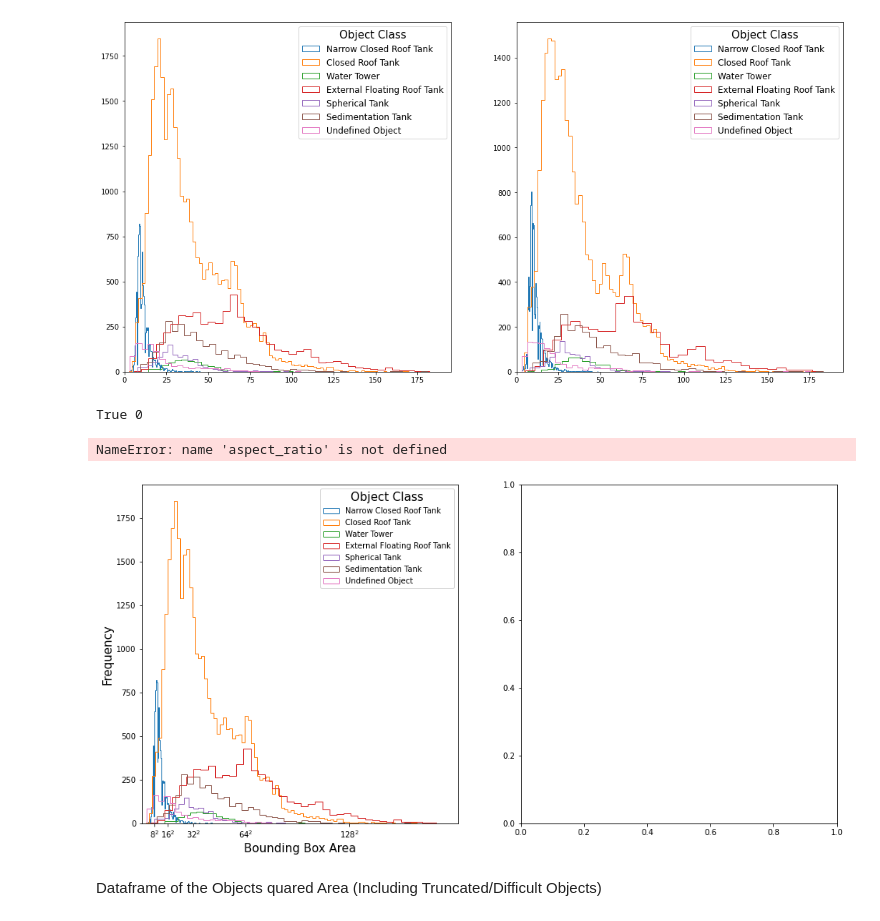
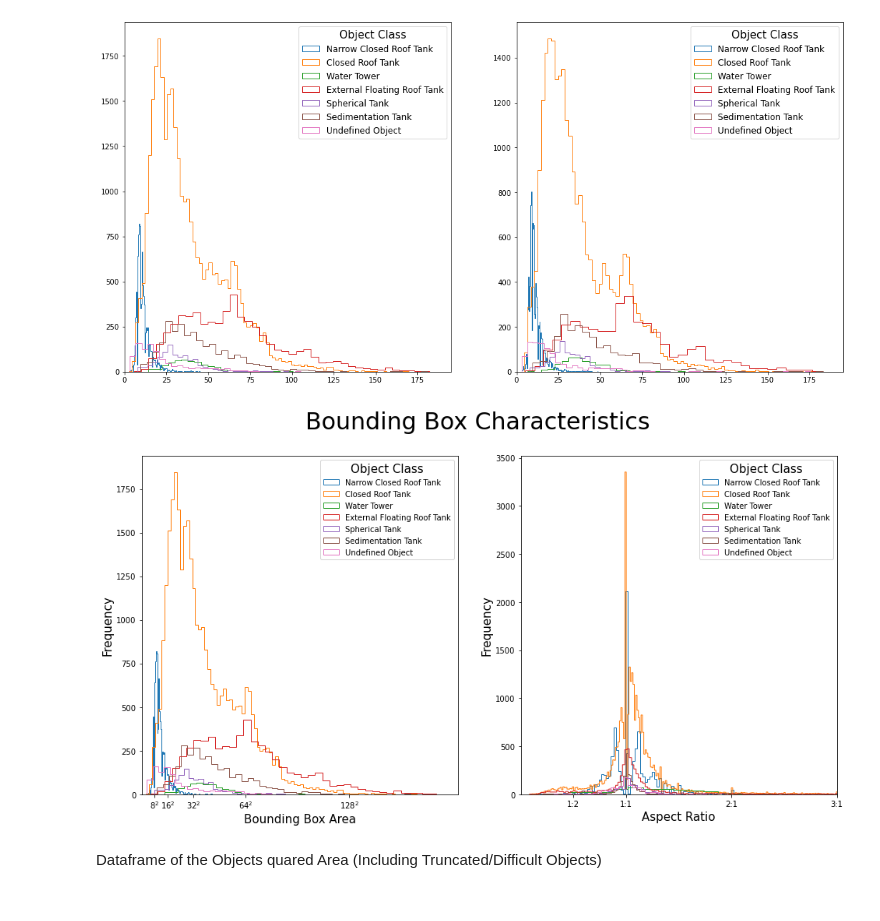
Before and after one commit to celinerobi/ast_object_detection_public, a Jupyter notebook: object_detection/bounding_box_size.ipynb, the cells around one changed output. Drawn from its saved outputs; the diff is of its cells as text; code cells hidden in the pictures.

```diff
--- a/object_detection/bounding_box_size.ipynb
+++ b/object_detection/bounding_box_size.ipynb
@@ -122,46 +122,43 @@ False 0
 # %%
 fig, ax = plt.subplots(1,2, figsize=(16,8))
 
-print(keep_difficult_input[counter], box_remove_input[counter])
-area_dict, area_sqrt_dict, aspect_ratio_dict = area_and_aspect_ratio(parent_dir, img_ids, anno_dir, keep_difficult = keep_difficult_input[counter], bbox_remove = box_remove_input[counter])
+area_dict, area_sqrt, aspect_ratio = area_and_aspect_ratio(parent_dir, img_ids, anno_dir, keep_difficult = True, bbox_remove = 0)
 #ax[0,0].set_xscale('log')
-ax[0].hist(area_sqrt_dict["narrow_closed_roof_tank"],  bins='auto', stacked=True,fill=False,histtype='step', label = "Narrow Closed Roof Tank")
-ax[0].hist(area_sqrt_dict["closed_roof_tank"],  bins='auto', stacked=True, fill=False, histtype='step', label = "Closed Roof Tank")
-ax[0].hist(area_sqrt_dict["water_tower"],  bins='auto', stacked=True, fill=False,  histtype='step' ,label = "Water Tower")
-ax[0].hist(area_sqrt_dict["external_floating_roof_tank"],  bins='auto', stacked=True, fill=False, histtype='step', label = "External Floating Roof Tank")
-ax[0].hist(area_sqrt_dict["spherical_tank"],  bins='auto', stacked=True, fill=False, histtype='step', label = "Spherical Tank")
-ax[0].hist(area_sqrt_dict["sedimentation_tank"],  bins='auto', stacked=True, fill=False, histtype='step', label = "Sedimentation Tank")
-ax[0].hist(area_sqrt_dict["undefined_object"],  bins='auto', stacked=True, fill=False, histtype='step', label = "Undefined Object")
+ax[0].hist(area_sqrt["narrow_closed_roof_tank"],  bins='auto', stacked=True,fill=False,histtype='step', label = "Narrow Closed Roof Tank")
+ax[0].hist(area_sqrt["closed_roof_tank"],  bins='auto', stacked=True, fill=False, histtype='step', label = "Closed Roof Tank")
+ax[0].hist(area_sqrt["water_tower"],  bins='auto', stacked=True, fill=False,  histtype='step' ,label = "Water Tower")
+ax[0].hist(area_sqrt["external_floating_roof_tank"],  bins='auto', stacked=True, fill=False, histtype='step', label = "External Floating Roof Tank")
+ax[0].hist(area_sqrt["spherical_tank"],  bins='auto', stacked=True, fill=False, histtype='step', label = "Spherical Tank")
+ax[0].hist(area_sqrt["sedimentation_tank"],  bins='auto', stacked=True, fill=False, histtype='step', label = "Sedimentation Tank")
+ax[0].hist(area_sqrt["undefined_object"],  bins='auto', stacked=True, fill=False, histtype='step', label = "Undefined Object")
 ax[0].legend(prop={'size': 10},fontsize=10, title_fontsize=15, title = 'Object Class')
 ax[0].set_ylabel('Frequency', fontsize=15)
 ax[0].set_xlim(0,195)
 xticks = [8,16,32,64,128]
 ax[0].set_xticks(xticks)
 labels = ['$8^{2}$','$16^{2}$','$32^{2}$','$64^{2}$','$128^{2}$']
 ax[0].set_xticklabels((labels), fontsize=10)
 ax[0].set_xlabel('Bounding Box Area', fontsize=15)
 
 ax[1].hist(aspect_ratio["narrow_closed_roof_tank"],  bins='auto', stacked=True,fill=False,histtype='step', label = "Narrow Closed Roof Tank")
 ax[1].hist(aspect_ratio["closed_roof_tank"],  bins='auto', stacked=True, fill=False, histtype='step', label = "Closed Roof Tank")
 ax[1].hist(aspect_ratio["water_tower"],  bins='auto', stacked=True, fill=False,  histtype='step' ,label = "Water Tower")
 ax[1].hist(aspect_ratio["external_floating_roof_tank"],  bins='auto', stacked=True, fill=False, histtype='step', label = "External Floating Roof Tank")
 ax[1].hist(aspect_ratio["spherical_tank"],  bins='auto', stacked=True, fill=False, histtype='step', label = "Spherical Tank")
 ax[1].hist(aspect_ratio["sedimentation_tank"],  bins='auto', stacked=True, fill=False, histtype='step', label = "Sedimentation Tank")
 ax[1].hist(aspect_ratio["undefined_object"],  bins='auto', stacked=True, fill=False, histtype='step', label = "Undefined Object")
 ax[1].legend(prop={'size': 10},fontsize=10, title_fontsize=15, title = 'Object Class')
 ax[1].set_ylabel('Frequency', fontsize=15)
 ax[1].set_xlim(0,3)
 xticks = [0.5,1,2,3]
 ax[1].set_xticks(xticks)
 labels = ['1:2','1:1','2:1','3:1']
 ax[1].set_xticklabels((labels), fontsize=10)
 ax[1].set_xlabel('Aspect Ratio', fontsize=15)
 
 # Plot formatting
 plt.suptitle('Bounding Box Characteristics', fontsize= 30)
 #plt.show()
 plt.savefig('bounding_box_characteristics.png', transparent=True)
 # %% [output]
-True 0
-NameError: name 'aspect_ratio' is not defined
-[figure, old version]
+[figure, new version]
```
Also changed, not shown: parts of 1 cell of this notebook.
